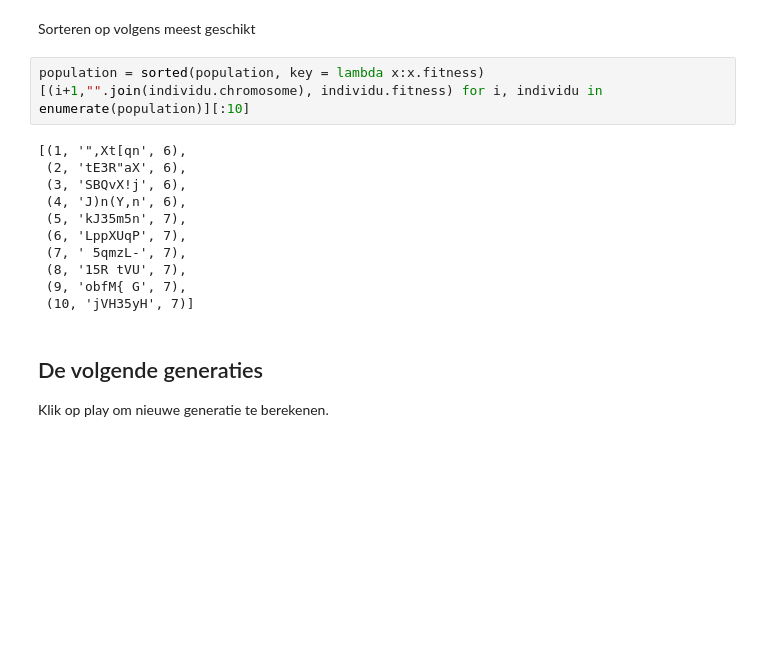
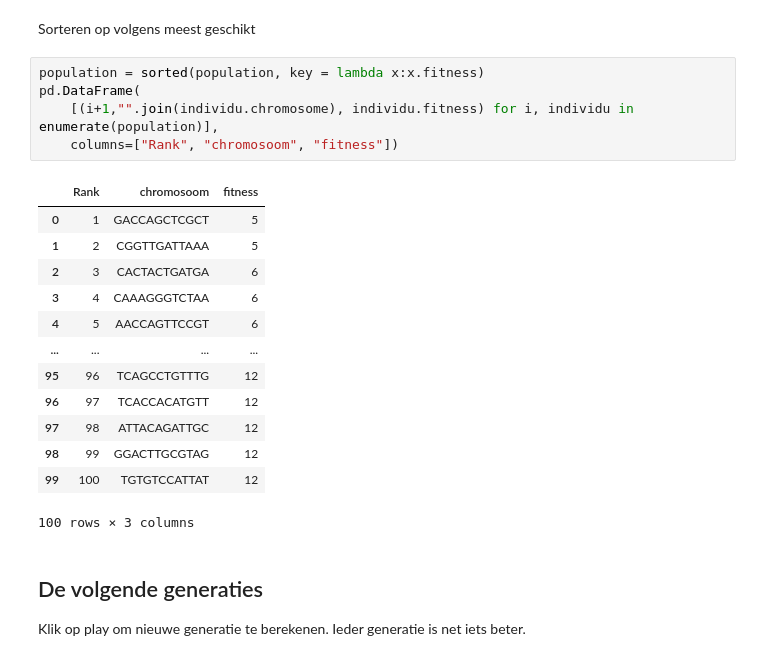
Before and after one commit to warrieka/Genetic_Algorithm, a Jupyter notebook: syntr-presentatie.ipynb, the cells around one changed output. Cells and saved outputs as stored; diff of their text form; blank space fills up the shorter version.

```diff
--- a/syntr-presentatie.ipynb
+++ b/syntr-presentatie.ipynb
@@ -100,22 +118,27 @@ for _ in range(POPULATION_SIZE):
 Sorteren op volgens meest geschikt
 # %%
 population = sorted(population, key = lambda x:x.fitness)
-[(i+1,"".join(individu.chromosome), individu.fitness) for i, individu in enumerate(population)][:10]
+pd.DataFrame(
+    [(i+1,"".join(individu.chromosome), individu.fitness) for i, individu in enumerate(population)],
+    columns=["Rank", "chromosoom", "fitness"])
 # %% [output]
+|  | Rank | chromosoom | fitness |
+| 0 | 1 | GACCAGCTCGCT | 5 |
+| 1 | 2 | CGGTTGATTAAA | 5 |
+| 2 | 3 | CACTACTGATGA | 6 |
+| 3 | 4 | CAAAGGGTCTAA | 6 |
+| 4 | 5 | AACCAGTTCCGT | 6 |
+| ... | ... | ... | ... |
+| 95 | 96 | TCAGCCTGTTTG | 12 |
+| 96 | 97 | TCACCACATGTT | 12 |
+| 97 | 98 | ATTACAGATTGC | 12 |
+| 98 | 99 | GGACTTGCGTAG | 12 |
+| 99 | 100 | TGTGTCCATTAT | 12 |
-[(1, '",Xt[qn', 6),
- (2, 'tE3R"aX', 6),
- (3, 'SBQvX!j', 6),
- (4, 'J)n(Y,n', 6),
- (5, 'kJ35m5n', 7),
- (6, 'LppXUqP', 7),
- (7, ' 5qmzL-', 7),
- (8, '15R tVU', 7),
- (9, 'obfM{ G', 7),
- (10, 'jVH35yH', 7)]
+100 rows × 3 columns
 # %% [markdown]
 ## De volgende generaties
 
-Klik op play om nieuwe generatie te berekenen.
+Klik op play om nieuwe generatie te berekenen. Ieder generatie is net iets beter.
 # %%
 generation += 1
 new_generation = []
```
Also changed, not shown: parts of 30 cells of this notebook, 2 other files.
